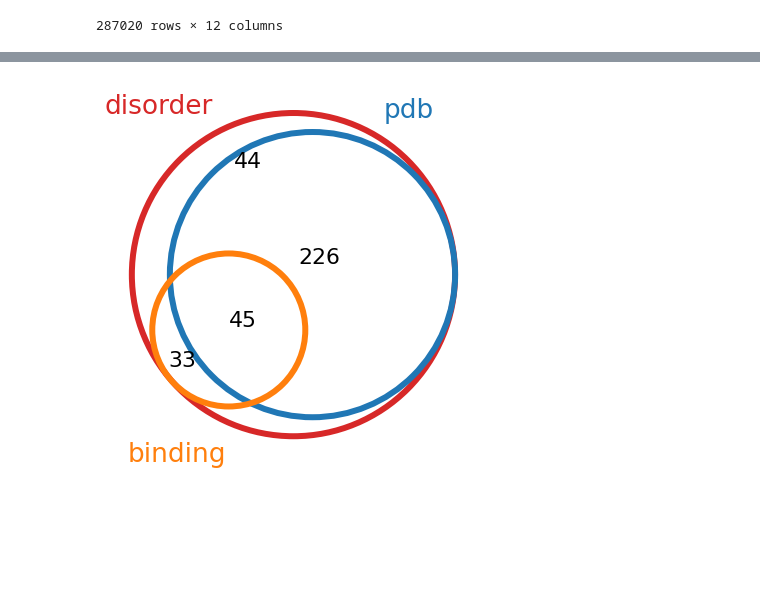
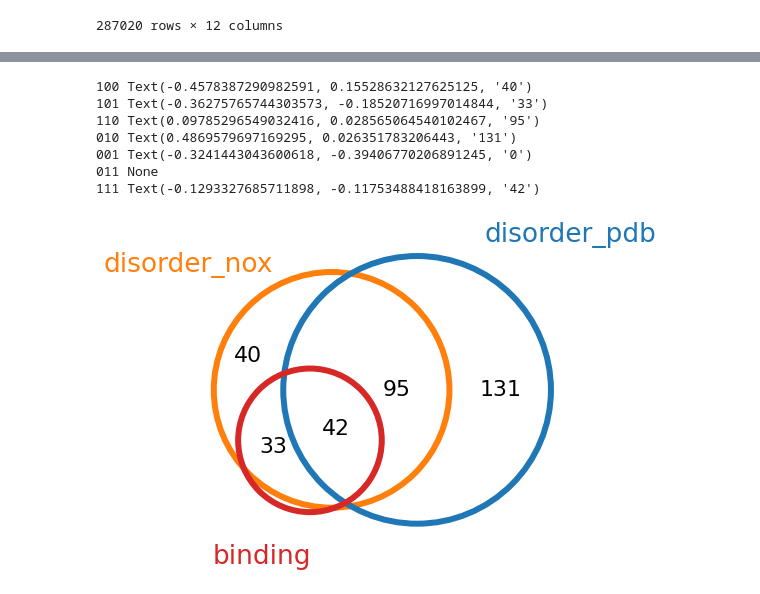
Before and after one commit to BioComputingUP/caid2-reference, a Jupyter notebook: src/references_stats.ipynb, the cells around one changed output, grey strips where cells are left out. Drawn from its saved outputs; the diff is of its cells as text; code cells hidden in the pictures; blank space fills up the shorter version.

```diff
--- a/src/references_stats.ipynb
+++ b/src/references_stats.ipynb
@@ -158,7 +158,7 @@ for group, df_g in df_references.reset_index().groupby('group'):
 
 
     plt.suptitle("")
-    plt.title('')
+    # plt.title('')
     fig.gca().set_xlabel("")
     fig.savefig("{}/stat_content_{}.png".format(fig_dir, group), dpi=300, bbox_inches='tight')
     # break
@@ -194,7 +194,7 @@ for group, df_g in df_references.reset_index().groupby('group'):
     ax.set_xticklabels(labels)
 
     plt.suptitle("")
-    plt.title('')
+    # plt.title('')
     fig.gca().set_xlabel("")
     fig.savefig("{}/stat_content_normalized_{}.png".format(fig_dir, group), dpi=300, bbox_inches='tight')
 
@@ -357,3 +324,7 @@ df
 | 287018 | DP02544 | Q04410 | 371 | S | 1.0 | NaN | NaN | NaN | NaN | ... |
 | 287019 | DP02544 | Q04410 | 372 | D | 1.0 | NaN | NaN | NaN | NaN | ... |
 287020 rows × 12 columns
+# %%
+# Add taxa
+df = pd.merge(df, df_dataset.loc[:,['disprot_id', 'ncbi_taxon_id']], left_on='disprot_id', right_on='disprot_id', how='left')
+df
@@ -359,0 +373,8 @@ df
+# %%
+plt.rcParams.update({'font.size': 22, 'xtick.labelsize': 22, 'ytick.labelsize': 22})
+axes = df_g.plot.pie(subplots=True, figsize=(20, 10), explode=(0.05, 0.05, 0.05), legend=False, layout=(1,3), autopct='%1.1f%%', startangle=30)
+for ax, title in zip(axes.reshape(-1), challenges_):
+    ax.set_title(title, pad=10, loc='center')
+    ax.set_ylabel('')
+
+plt.savefig("{}/stat_tax.png".format(fig_dir), dpi=300, bbox_inches='tight')
@@ -360,28 +383,45 @@ df
 # %%
 # https://towardsdatascience.com/professional-venn-diagrams-in-python-638abfff39cc
+plt.rcParams.update({'font.size': 22, 'grid.linestyle': '-', 'grid.color': 'gray' })
+
 from matplotlib_venn import venn3, venn3_circles
 
-colors = ['#D72828', '#2077B5', '#FF7F0D']
-labels = ['disorder', 'pdb', 'binding']
+colors = ['#FF7F0D', '#2077B5', '#D72828']
+labels = ['disorder_nox', 'pdb', 'binding']
+labels_ = ['disorder_nox', 'disorder_pdb', 'binding']
 sets = [set(df.loc[df[label].notnull(), 'disprot_id']) for label in labels]
 
 plt.figure(figsize=(7, 7))
-v = venn3(subsets=sets, set_labels=labels, alpha=.0)
+v = venn3(subsets=sets, set_labels=labels_, alpha=.0)
+
+labels = ['100', '101', '110', '010', '001', '011', '111']
+for label in labels:
+    print(label, v.get_label_by_id(label))
+v.get_label_by_id('001').set_text('')  # binding v disorder_nox
+# v.get_label_by_id('pdb').set_text('disorder_pdb')  # pdb v disorder_nox
+
 
 for i, (text, pos) in enumerate(zip(v.set_labels, [(1, 1), (1, 1.1), (1.8, 1.2)])):
     x, y = text.get_position()
     # print(text, x, y)
     text.set_position((x * pos[0], y * pos[1]))
     text.set_color(colors[i])
 
 circles = venn3_circles(subsets=sets)
 for color, circle in zip(colors, circles):
     circle.set_edgecolor(color)
     circle.set_linewidth(6)
 
 plt.savefig("{}/stat_venn.png".format(fig_dir), dpi=300, bbox_inches='tight')
 # %% [output]
+100 Text(-0.4578387290982591, 0.15528632127625125, '40')
+101 Text(-0.36275765744303573, -0.18520716997014844, '33')
+110 Text(0.09785296549032416, 0.028565064540102467, '95')
+010 Text(0.4869579697169295, 0.026351783206443, '131')
+001 Text(-0.3241443043600618, -0.39406770206891245, '0')
+011 None
+111 Text(-0.1293327685711898, -0.11753488418163899, '42')
-[figure, old version]
+[figure, new version]
 # %%
 # TODO
 # statistics of fully disordered proteins
```
Also changed, not shown: parts of 20 cells of this notebook.
